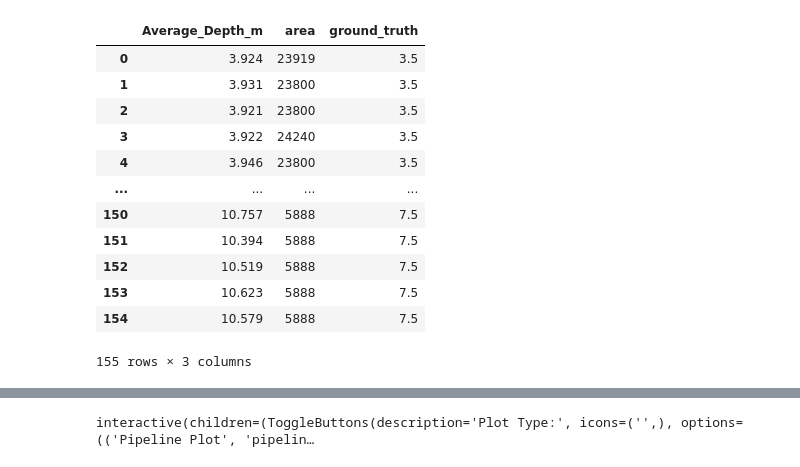
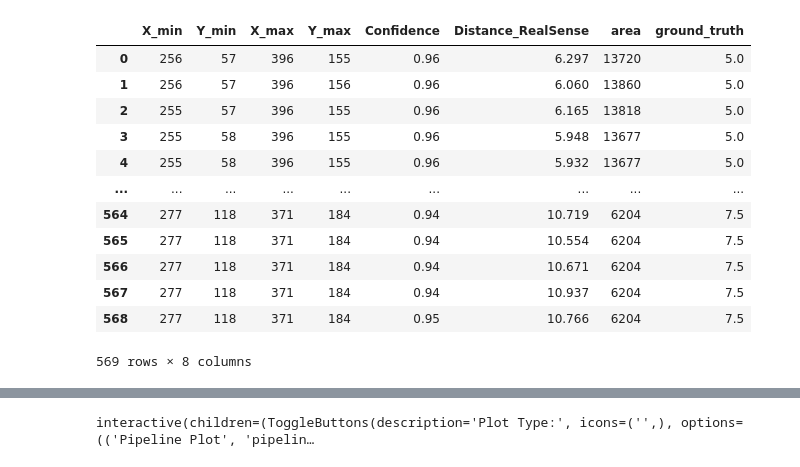
Before and after one commit to Lworakan/FIBOXVISION2025, a Jupyter notebook: src/pycaret_regression.ipynb, the cells around one changed output, grey strips where cells are left out. Saved outputs shown, nothing was run; the diff lists cells and outputs as text; code cells hidden in the pictures.

```diff
--- a/src/pycaret_regression.ipynb
+++ b/src/pycaret_regression.ipynb
@@ -1,6 +1,6 @@
 # %%
 import pandas as pd
 
-df = pd.read_csv('../data904/merged_detections.csv')
+df = pd.read_csv('../data904/merged_detections_testset.csv')
 df
 # %% [output]
@@ -20,20 +38,20 @@ df
 # %%
 # new dataframe get only depth and accealdatax and ground_truth
 
 # Timestamp	Frame	X_min	Y_min	X_max	Y_max	Confidence	Average_Depth_m	area	ground_truth
-data = df[['Average_Depth_m', 'area', 'ground_truth']]
+data = df[['X_min', 'Y_min', 'X_max', 'Y_max', 'Confidence', 'Distance_RealSense', 'area', 'ground_truth']]
 data
 # %% [output]
-|  | Average_Depth_m | area | ground_truth |
-| 0 | 3.924 | 23919 | 3.5 |
-| 1 | 3.931 | 23800 | 3.5 |
-| 2 | 3.921 | 23800 | 3.5 |
-| 3 | 3.922 | 24240 | 3.5 |
-| 4 | 3.946 | 23800 | 3.5 |
-| ... | ... | ... | ... |
-| 150 | 10.757 | 5888 | 7.5 |
-| 151 | 10.394 | 5888 | 7.5 |
-| 152 | 10.519 | 5888 | 7.5 |
-| 153 | 10.623 | 5888 | 7.5 |
-| 154 | 10.579 | 5888 | 7.5 |
+|  | X_min | Y_min | X_max | Y_max | Confidence | Distance_RealSense | area | ground_truth |
+| 0 | 256 | 57 | 396 | 155 | 0.96 | 6.297 | 13720 | 5.0 |
+| 1 | 256 | 57 | 396 | 156 | 0.96 | 6.060 | 13860 | 5.0 |
+| 2 | 255 | 57 | 396 | 155 | 0.96 | 6.165 | 13818 | 5.0 |
+| 3 | 255 | 58 | 396 | 155 | 0.96 | 5.948 | 13677 | 5.0 |
+| 4 | 255 | 58 | 396 | 155 | 0.96 | 5.932 | 13677 | 5.0 |
+| ... | ... | ... | ... | ... | ... | ... | ... | ... |
+| 564 | 277 | 118 | 371 | 184 | 0.94 | 10.719 | 6204 | 7.5 |
+| 565 | 277 | 118 | 371 | 184 | 0.94 | 10.554 | 6204 | 7.5 |
+| 566 | 277 | 118 | 371 | 184 | 0.94 | 10.671 | 6204 | 7.5 |
+| 567 | 277 | 118 | 371 | 184 | 0.94 | 10.937 | 6204 | 7.5 |
+| 568 | 277 | 118 | 371 | 184 | 0.95 | 10.766 | 6204 | 7.5 |
-155 rows × 3 columns
+569 rows × 8 columns
```
Also changed, not shown: parts of 9 cells of this notebook, 14 other files.
